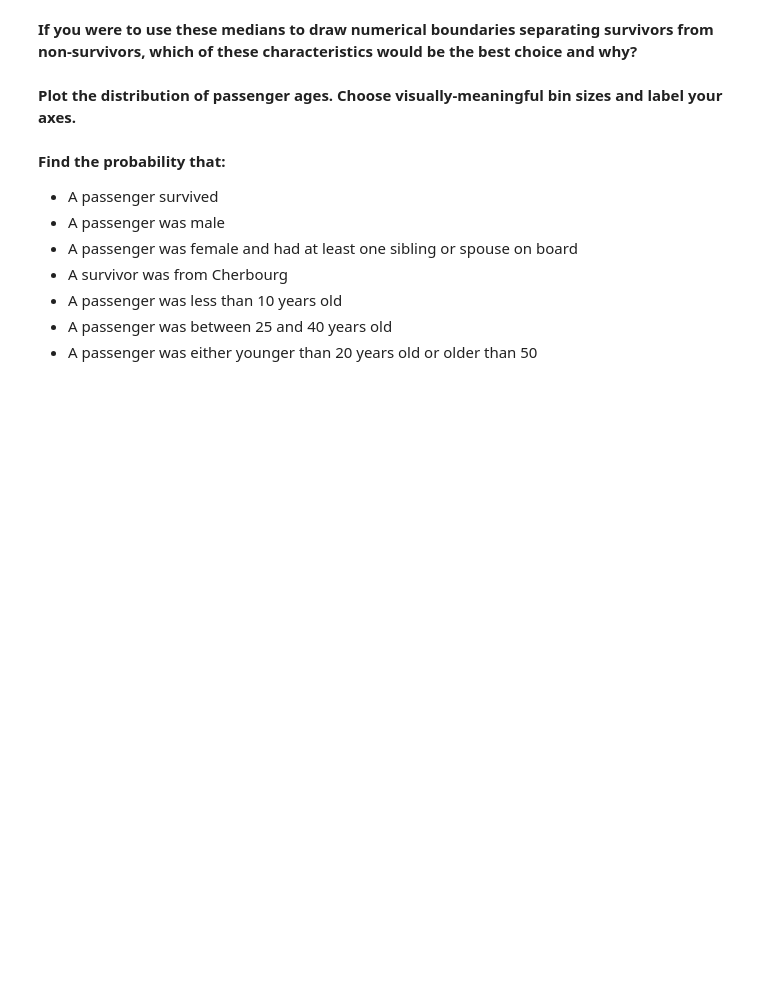
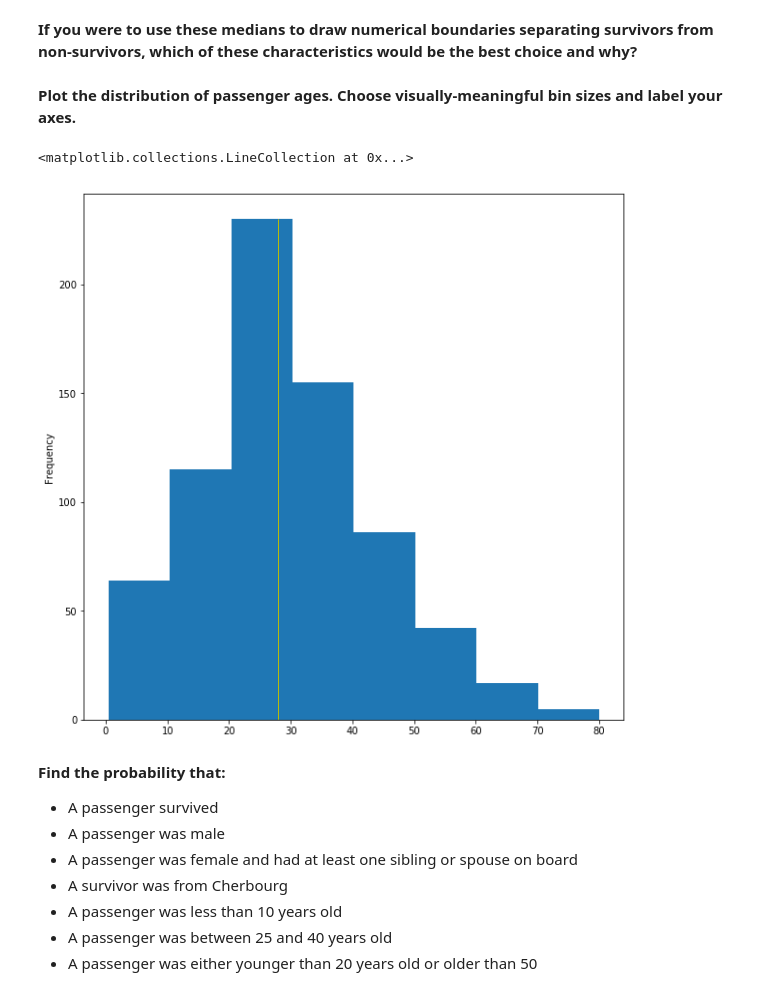
Before and after one commit to jsenft/k2_foundations, a Jupyter notebook: titanic/titanic.ipynb, the cells around one changed output. Cells and saved outputs as stored; diff of their text form; code cells hidden in the pictures; blank space fills up the shorter version.

```diff
--- a/titanic/titanic.ipynb
+++ b/titanic/titanic.ipynb
@@ -263,5 +287,10 @@ len(male_surv_1st[male_surv_1st['Fare'] < (df['Fare'].median() * 2)])/len(male_s
 - Ticket price
 - Siblings/spouses
 - Parents/children
+# %%
+med_age = df['Age'].median()
+med_fare = df['Fare'].median()
+med_sibSp = df['SibSp'].median()
+med_parch = df['Parch'].median()
 # %% [markdown]
 **If you were to use these medians to draw numerical boundaries separating survivors from non-survivors, which of these characteristics would be the best choice and why?**
@@ -268,5 +300,12 @@ len(male_surv_1st[male_surv_1st['Fare'] < (df['Fare'].median() * 2)])/len(male_s
 # %% [markdown]
 **Plot the distribution of passenger ages. Choose visually-meaningful bin sizes and label your axes.**
+# %%
+all_ages = df['Age'].dropna(axis=0, how='all')
+all_ages.plot(kind='hist', bins=8, figsize=(10, 10))
+plt.vlines(med_age, ymin=0, ymax=230, linewidth=1.0, color="y")
+# %% [output]
+<matplotlib.collections.LineCollection at 0x...>
+[figure, added]
 # %% [markdown]
 **Find the probability that:**
 - A passenger survived
```
Also changed, not shown: parts of 4 cells of this notebook.
